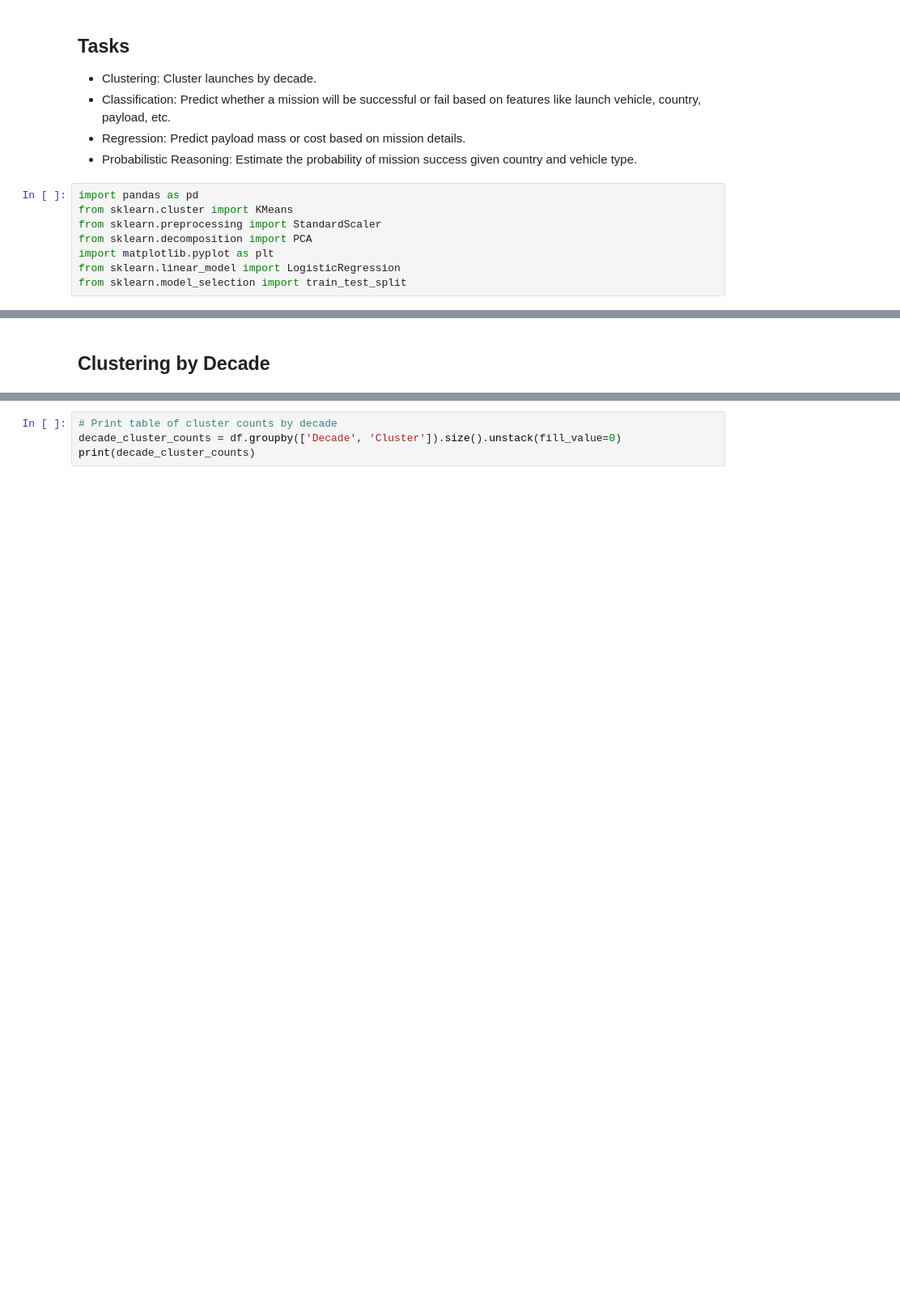
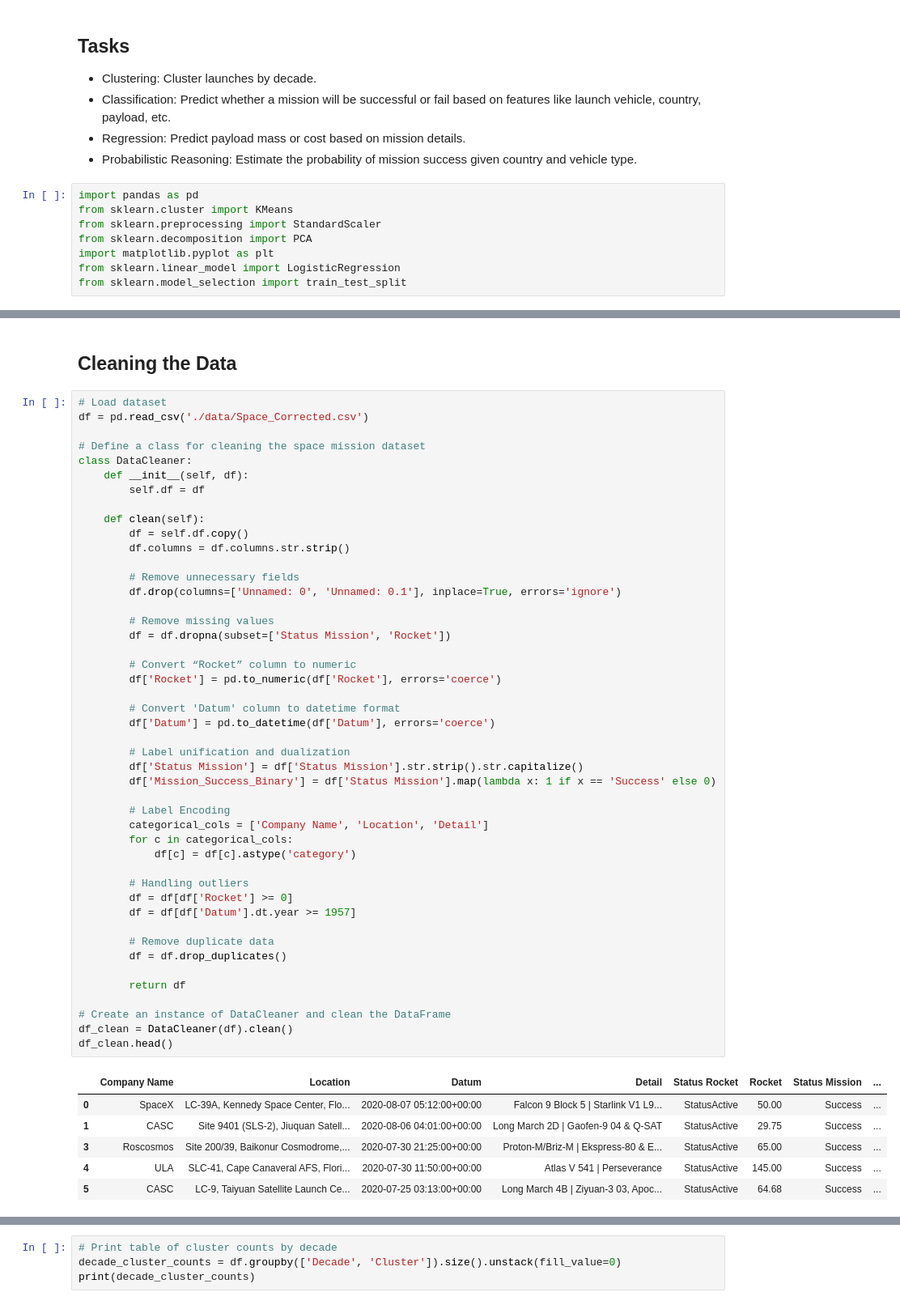
Before and after one commit to ericadev/PROJ8431_FinalProject, a Jupyter notebook: FinalProject.ipynb, the cells around one changed output, grey strips where cells are left out. Shown at 81% size. Saved outputs shown, nothing was run; the diff lists cells and outputs as text; blank space fills up the shorter version.

```diff
--- a/FinalProject.ipynb
+++ b/FinalProject.ipynb
@@ -54,4 +23,57 @@ First 5 rows of the dataset:
 # %% [markdown]
-## Clustering by Decade
+## Cleaning the Data
+# %%
+# Load dataset
+df = pd.read_csv('./data/Space_Corrected.csv')
+
+# Define a class for cleaning the space mission dataset
+class DataCleaner:
+    def __init__(self, df):
+        self.df = df
+
+    def clean(self):
+        df = self.df.copy()
+        df.columns = df.columns.str.strip()
+
+        # Remove unnecessary fields
+        df.drop(columns=['Unnamed: 0', 'Unnamed: 0.1'], inplace=True, errors='ignore')
+
+        # Remove missing values
+        df = df.dropna(subset=['Status Mission', 'Rocket'])
+
+        # Convert “Rocket” column to numeric
+        df['Rocket'] = pd.to_numeric(df['Rocket'], errors='coerce')
+
+        # Convert 'Datum' column to datetime format
+        df['Datum'] = pd.to_datetime(df['Datum'], errors='coerce')
+
+        # Label unification and dualization
+        df['Status Mission'] = df['Status Mission'].str.strip().str.capitalize()
+        df['Mission_Success_Binary'] = df['Status Mission'].map(lambda x: 1 if x == 'Success' else 0)
+
+        # Label Encoding
+        categorical_cols = ['Company Name', 'Location', 'Detail']
+        for c in categorical_cols:
+            df[c] = df[c].astype('category')
+
+        # Handling outliers
+        df = df[df['Rocket'] >= 0]
+        df = df[df['Datum'].dt.year >= 1957]
+
+        # Remove duplicate data
+        df = df.drop_duplicates()
+
+        return df
+
+# Create an instance of DataCleaner and clean the DataFrame
+df_clean = DataCleaner(df).clean()
+df_clean.head()
+# %% [output]
+|  | Company Name | Location | Datum | Detail | Status Rocket | Rocket | Status Mission | ... |
+| 0 | SpaceX | LC-39A, Kennedy Space Center, Flo... | 2020-08-07 05:12:00+00:00 | Falcon 9 Block 5 | Starlink V1 L9... | StatusActive | 50.00 | Success | ... |
+| 1 | CASC | Site 9401 (SLS-2), Jiuquan Satell... | 2020-08-06 04:01:00+00:00 | Long March 2D | Gaofen-9 04 & Q-SAT | StatusActive | 29.75 | Success | ... |
+| 3 | Roscosmos | Site 200/39, Baikonur Cosmodrome,... | 2020-07-30 21:25:00+00:00 | Proton-M/Briz-M | Ekspress-80 & E... | StatusActive | 65.00 | Success | ... |
+| 4 | ULA | SLC-41, Cape Canaveral AFS, Flori... | 2020-07-30 11:50:00+00:00 | Atlas V 541 | Perseverance | StatusActive | 145.00 | Success | ... |
+| 5 | CASC | LC-9, Taiyuan Satellite Launch Ce... | 2020-07-25 03:13:00+00:00 | Long March 4B | Ziyuan-3 03, Apoc... | StatusActive | 64.68 | Success | ... |
 # %%
 # Extract the decade from the date year
```
Also changed, not shown: parts of 2 cells of this notebook.
